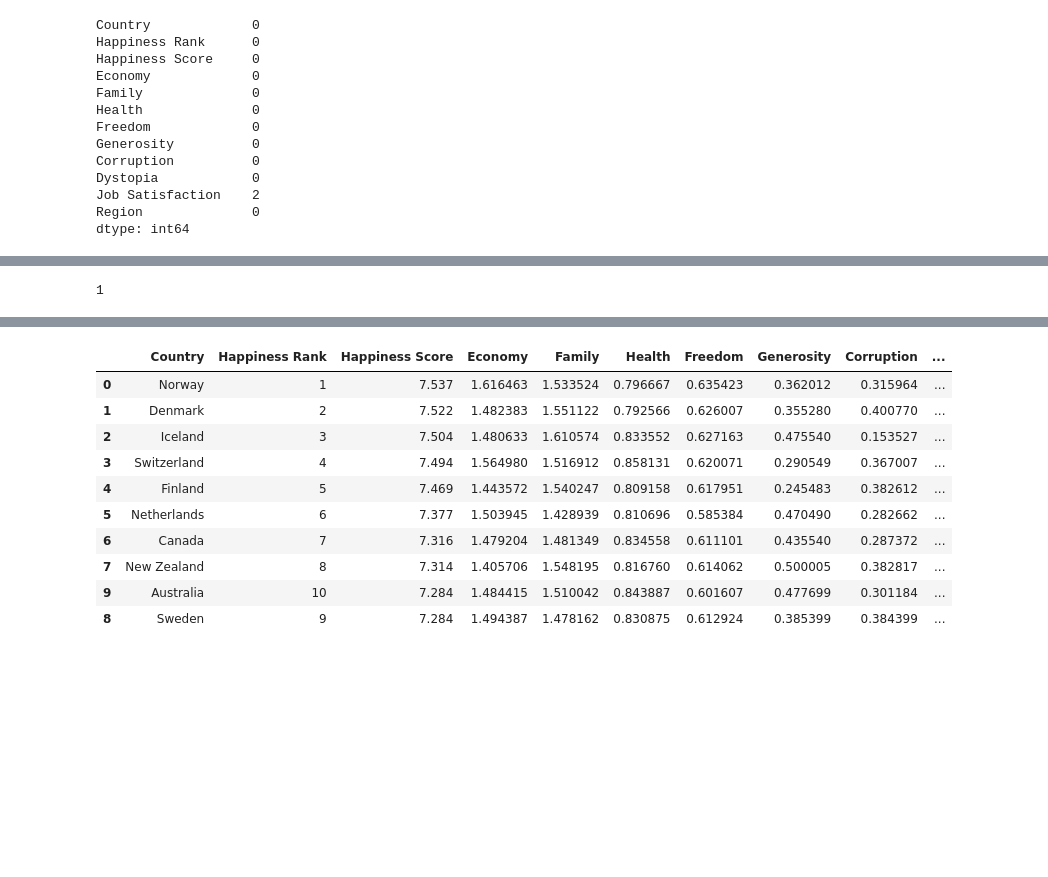
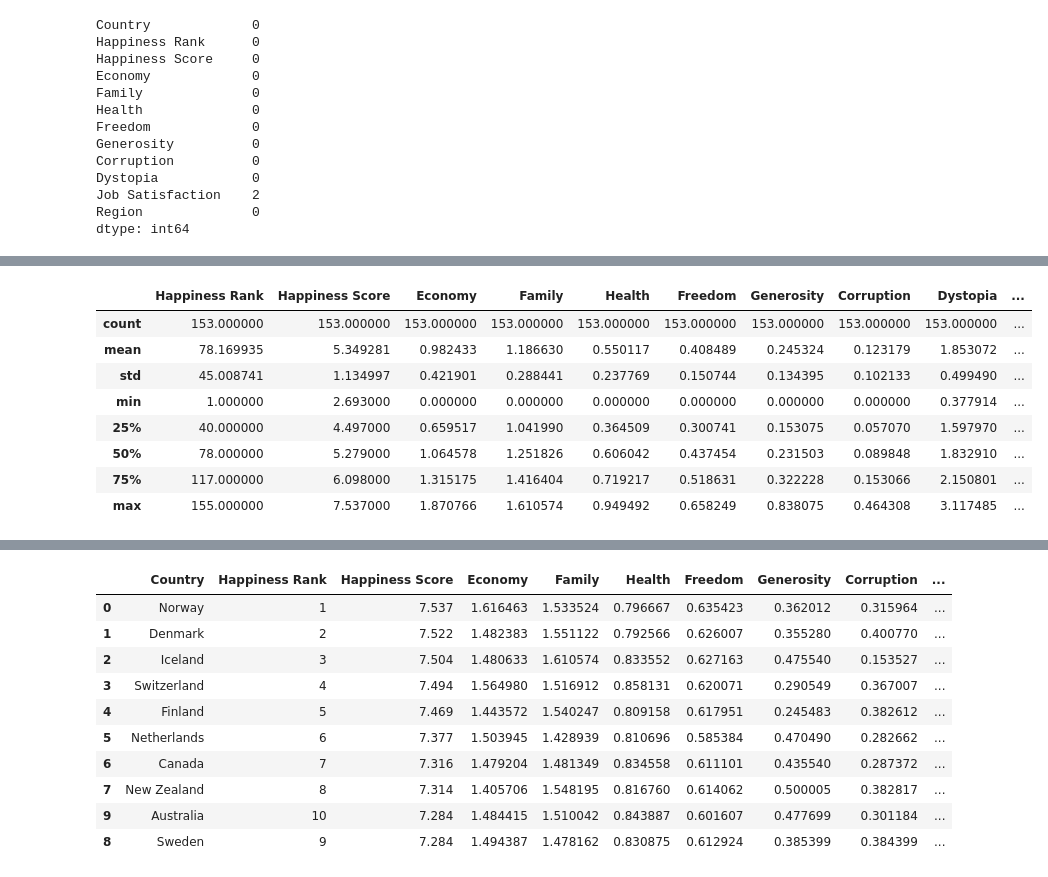
Before and after one commit to XavAkaf/course, a Jupyter notebook: course1.ipynb, the cells around one changed output, grey strips where cells are left out. Saved outputs shown, nothing was run; the diff lists cells and outputs as text; code cells hidden in the pictures; blank space fills up the shorter version.

```diff
--- a/course1.ipynb
+++ b/course1.ipynb
@@ -64,6 +49,14 @@ dtype: object
 # %%
-# Question A-8
-ob['Happiness Rank'].min()
+#question A-8
+ob.describe()
 # %% [output]
-1
+|  | Happiness Rank | Happiness Score | Economy | Family | Health | Freedom | Generosity | Corruption | Dystopia | ... |
+| count | 153.000000 | 153.000000 | 153.000000 | 153.000000 | 153.000000 | 153.000000 | 153.000000 | 153.000000 | 153.000000 | ... |
+| mean | 78.169935 | 5.349281 | 0.982433 | 1.186630 | 0.550117 | 0.408489 | 0.245324 | 0.123179 | 1.853072 | ... |
+| std | 45.008741 | 1.134997 | 0.421901 | 0.288441 | 0.237769 | 0.150744 | 0.134395 | 0.102133 | 0.499490 | ... |
+| min | 1.000000 | 2.693000 | 0.000000 | 0.000000 | 0.000000 | 0.000000 | 0.000000 | 0.000000 | 0.377914 | ... |
+| 25% | 40.000000 | 4.497000 | 0.659517 | 1.041990 | 0.364509 | 0.300741 | 0.153075 | 0.057070 | 1.597970 | ... |
+| 50% | 78.000000 | 5.279000 | 1.064578 | 1.251826 | 0.606042 | 0.437454 | 0.231503 | 0.089848 | 1.832910 | ... |
+| 75% | 117.000000 | 6.098000 | 1.315175 | 1.416404 | 0.719217 | 0.518631 | 0.322228 | 0.153066 | 2.150801 | ... |
+| max | 155.000000 | 7.537000 | 1.870766 | 1.610574 | 0.949492 | 0.658249 | 0.838075 | 0.464308 | 3.117485 | ... |
 # %%
```
Also changed, not shown: parts of 62 cells of this notebook.
